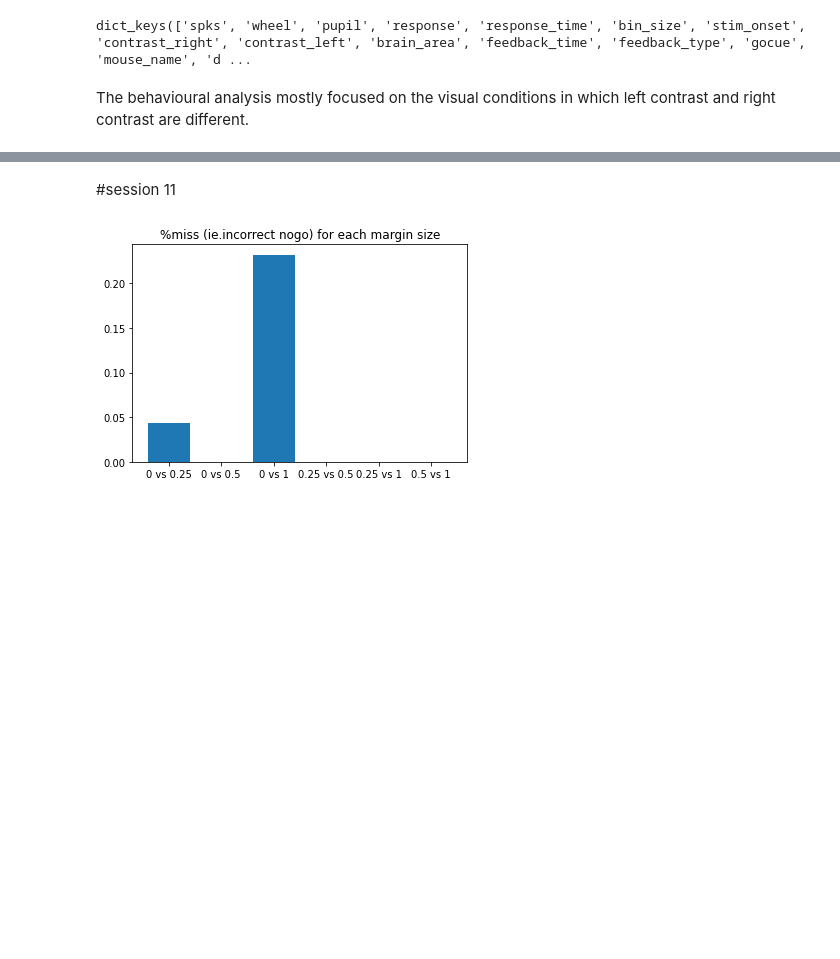
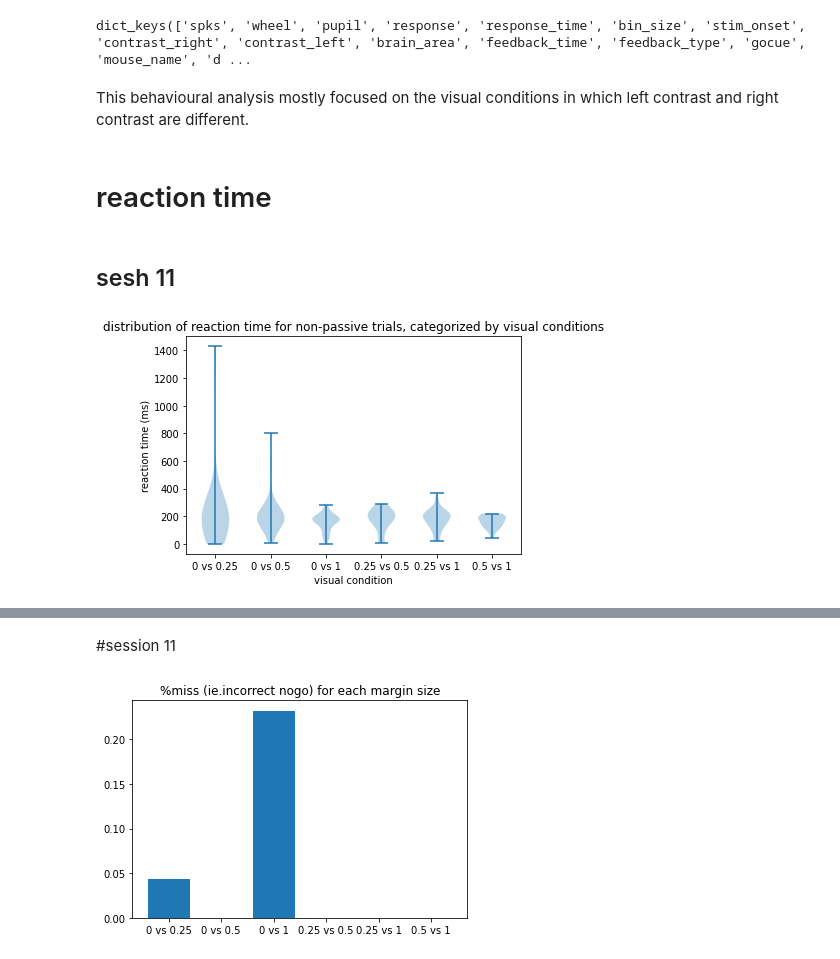
Before and after one commit to mitchellostrow/NM2020, a Jupyter notebook: Steinmetz_behaviour.ipynb, the cells around one changed output, grey strips where cells are left out. Cells and saved outputs as stored; diff of their text form; code cells hidden in the pictures; blank space fills up the shorter version.

```diff
--- a/Steinmetz_behaviour.ipynb
+++ b/Steinmetz_behaviour.ipynb
@@ -37,8 +37,54 @@ print(dat.keys())
 # %% [output]
 dict_keys(['spks', 'wheel', 'pupil', 'response', 'response_time', 'bin_size', 'stim_onset', 'contrast_right', 'contrast_left', 'brain_area', 'feedback_time', 'feedback_type', 'gocue', 'mouse_name', 'd ...
 # %% [markdown]
-The behavioural analysis mostly focused on the visual conditions in which left contrast and right contrast are different.
+This behavioural analysis mostly focused on the visual conditions in which left contrast and right contrast are different.
+# %% [markdown]
+# reaction time
+# %% [markdown]
+## sesh 11
 # %%
 # optional TODO: use 'reaction time'
 # although, question: what is 'inf'?
 reaction_time = dat['reaction_time'][:,0]
+# %%
+#@title distribution of reaction time for all non-passive trials, categorized by visual conditions
+from matplotlib import pyplot as plt
+response = dat['response']
+vis_left = dat['contrast_left']
+vis_right = dat['contrast_right']
+
+labels=['0 vs 0.25','0 vs 0.5','0 vs 1','0.25 vs 0.5','0.25 vs 1','0.5 vs 1']
+
+a = reaction_time[np.logical_or(
+                        np.logical_and(response!=0,np.logical_and(vis_left==0, vis_right==0.25)),
+                        np.logical_and(response!=0,np.logical_and(vis_left==0.25, vis_right==0)))].squeeze()
+b = reaction_time[np.logical_or(
+                        np.logical_and(response!=0,np.logical_and(vis_left==0, vis_right==0.5)),
+                        np.logical_and(response!=0,np.logical_and(vis_left==0.5, vis_right==0)))].squeeze()
+c = reaction_time[np.logical_or(
+                        np.logical_and(response!=0,np.logical_and(vis_left==0, vis_right==1)),
+                        np.logical_and(response!=0,np.logical_and(vis_left==1, vis_right==0)))].squeeze()
+d = reaction_time[np.logical_or(
+                        np.logical_and(response!=0,np.logical_and(vis_left==0.25, vis_right==0.5)),
+                        np.logical_and(response!=0,np.logical_and(vis_left==0.5, vis_right==0.25)))].squeeze()
+e = reaction_time[np.logical_or(
+                        np.logical_and(response!=0,np.logical_and(vis_left==0.25, vis_right==1)),
+                        np.logical_and(response!=0,np.logical_and(vis_left==1, vis_right==0.25)))].squeeze()
+f = reaction_time[np.logical_or(
+                        np.logical_and(response!=0,np.logical_and(vis_left==0.5, vis_right==1)),
+                        np.logical_and(response!=0,np.logical_and(vis_left==1, vis_right==0.5)))].squeeze()
+
+to_plot = [a,b,c,d,e,f]
+
+
+plt.figure()
+ax = plt.subplot()
+plt.violinplot(to_plot)
+ax.set_xticks([1,2,3,4,5,6])
+ax.set_xticklabels(labels)
+ax.set_xlabel('visual condition')
+ax.set_ylabel('reaction time (ms)')
+ax.set_title('distribution of reaction time for non-passive trials, categorized by visual conditions')
+plt.show()
+# %% [output]
+[figure, added]
```
Also changed, not shown: parts of 6 cells of this notebook.
